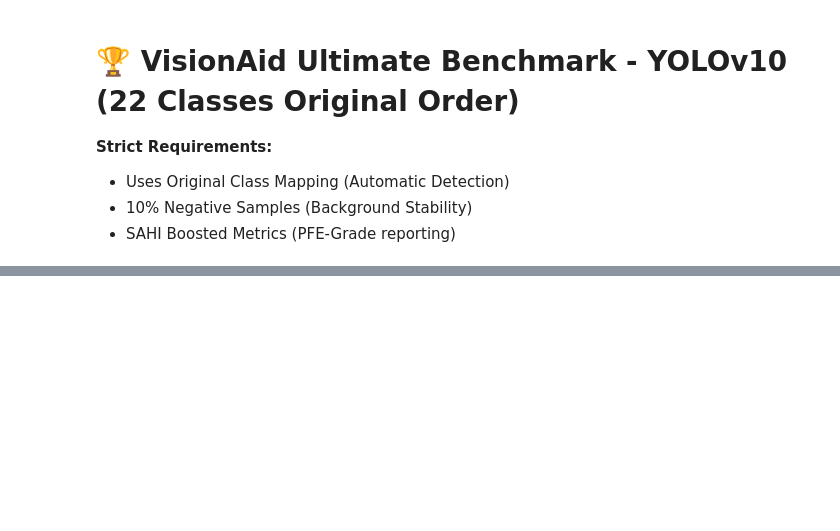
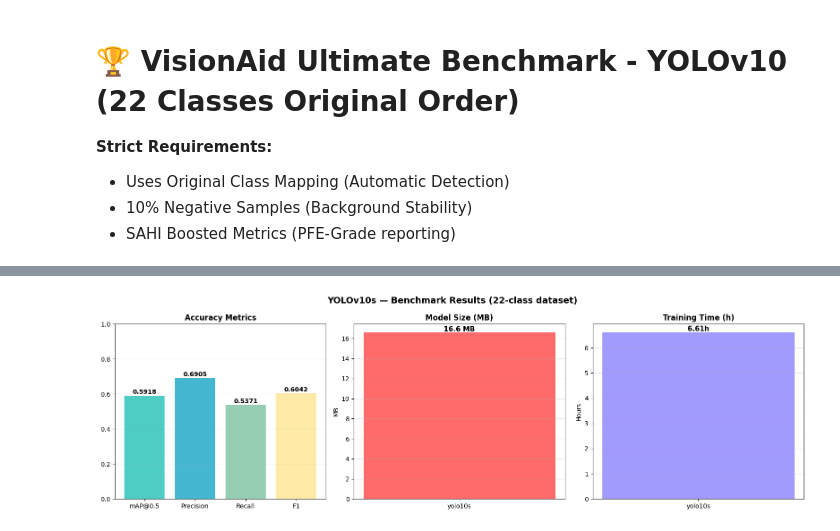
Before and after one commit to mariloubgt/PFE-Obstacle-Detection, a Jupyter notebook: kaggle/benchmark_yolov10.ipynb, the cells around one changed output, grey strips where cells are left out. Drawn from its saved outputs; the diff is of its cells as text; code cells hidden in the pictures; blank space fills up the shorter version.

Commit message:
yolo benchmark

```diff
--- a/kaggle/benchmark_yolov10.ipynb
+++ b/kaggle/benchmark_yolov10.ipynb
@@ -87,3 +87,102 @@ plt.figure(figsize=(24, 4))
 sns.heatmap(pd.DataFrame({'mAP50': metrics.box.ap50}, index=names).T, annot=True, cmap='RdYlGn')
 plt.title("Final Per-Class Performance")
 plt.show()
+# %%
+# ═══ RESULTS TABLE: YOLOv10s (runs/detect) ═══
+import pandas as pd
+import matplotlib.pyplot as plt
+import numpy as np
+from pathlib import Path
+from IPython.display import display
+
+RUNS_BASE = Path("../runs/detect")
+
+def load_best(folder):
+    p = RUNS_BASE / folder / "results.csv"
+    if not p.exists():
+        return None, None
+    df = pd.read_csv(p)
+    df.columns = df.columns.str.strip()
+    best = df.loc[df["metrics/mAP50(B)"].idxmax()]
+    return best, len(df)
+
+FALLBACK = {
+    "yolo10s": dict(mAP50=0.59185, mAP50_95=0.42747, precision=0.69047, recall=0.53705,
+                    time_s=23793.6, best_epoch=50, total_epochs=75, size_MB=16.6, params_M=8.07),
+}
+
+def extract(best, total, fb):
+    if best is None:
+        return fb
+    p = float(best["metrics/precision(B)"])
+    r = float(best["metrics/recall(B)"])
+    return dict(mAP50=round(float(best["metrics/mAP50(B)"]),4),
+                mAP50_95=round(float(best["metrics/mAP50-95(B)"]),4),
+                precision=round(p,4), recall=round(r,4),
+                time_s=float(best["time"]), best_epoch=int(best["epoch"]),
+                total_epochs=total, size_MB=fb["size_MB"], params_M=fb["params_M"])
+
+def f1(p, r): return round(2*p*r/(p+r), 4) if (p+r) > 0 else 0.0
+
+data = extract(*load_best("yolo10s"), FALLBACK["yolo10s"])
+
+rows = [{
+    "Model": "yolo10s",
+    "mAP@0.5":      data["mAP50"],
+    "mAP@0.5:0.95": data["mAP50_95"],
+    "Precision":    data["precision"],
+    "Recall":       data["recall"],
+    "F1":           f1(data["precision"], data["recall"]),
+    "Size (MB)":    data["size_MB"],
+    "Params (M)":   data["params_M"],
+    "Best Epoch":   f"{data['best_epoch']}/{data['total_epochs']}",
+    "Train Time (h)": round(data["time_s"]/3600, 2),
+}]
+df = pd.DataFrame(rows).set_index("Model")
+
+print("=" * 60)
+print("  VisionAid — YOLOv10s — runs/detect Results")
+print("=" * 60)
+print(df.to_string())
+
+metric_cols = ["mAP@0.5", "mAP@0.5:0.95", "Precision", "Recall", "F1"]
+styled = (
+    df.style
+    .set_caption("YOLOv10s — Best-Epoch Metrics (runs/detect)")
+    .format({c: "{:.4f}" for c in metric_cols})
+    .highlight_max(subset=metric_cols, color="#c6efce", axis=0)
+    .set_properties(**{"text-align": "center", "font-size": "13px", "border": "1px solid #ddd"})
+    .set_table_styles([
+        {"selector": "caption", "props": [("font-size","14px"),("font-weight","bold"),("padding","8px")]},
+        {"selector": "th",      "props": [("background-color","#1a1a2e"),("color","white"),("font-size","12px"),("padding","8px")]},
+        {"selector": "td",      "props": [("padding","7px 12px")]},
+    ])
+)
+display(styled)
+
+fig, axes = plt.subplots(1, 3, figsize=(16, 5))
+fig.suptitle("YOLOv10s — Benchmark Results (22-class dataset)", fontsize=14, fontweight="bold")
+metrics_plot = ["mAP@0.5", "Precision", "Recall", "F1"]
+vals = [data["mAP50"], data["precision"], data["recall"], f1(data["precision"], data["recall"])]
+colors_bar = ["#4ECDC4", "#45B7D1", "#96CEB4", "#FFEAA7"]
+axes[0].bar(metrics_plot, vals, color=colors_bar)
+axes[0].set_ylim(0, 1); axes[0].set_title("Accuracy Metrics", fontweight="bold")
+axes[0].grid(axis="y", alpha=0.3)
+for i, v in enumerate(vals):
+    axes[0].text(i, v+0.01, f"{v:.4f}", ha="center", fontsize=10, fontweight="bold")
+
+axes[1].bar(["yolo10s"], [data["size_MB"]], color="#FF6B6B", width=0.4)
+axes[1].set_title("Model Size (MB)", fontweight="bold"); axes[1].set_ylabel("MB")
+axes[1].grid(axis="y", alpha=0.3)
+axes[1].text(0, data["size_MB"]+0.1, f"{data['size_MB']} MB", ha="center", fontsize=11, fontweight="bold")
+
+axes[2].bar(["yolo10s"], [round(data["time_s"]/3600,2)], color="#A29BFE", width=0.4)
+axes[2].set_title("Training Time (h)", fontweight="bold"); axes[2].set_ylabel("Hours")
+axes[2].grid(axis="y", alpha=0.3)
+axes[2].text(0, data["time_s"]/3600+0.05, f"{round(data['time_s']/3600,2)}h", ha="center", fontsize=11, fontweight="bold")
+
+plt.tight_layout()
+plt.savefig("benchmark_yolo10_results.png", dpi=150, bbox_inches="tight")
+plt.show()
+print("\nBest epoch:", data["best_epoch"], "/", data["total_epochs"])
+# %% [output]
@@ -89,0 +199 @@ plt.show()
+[figure, added]
```
Also changed, not shown: parts of 2 cells of this notebook, 24 other files.
